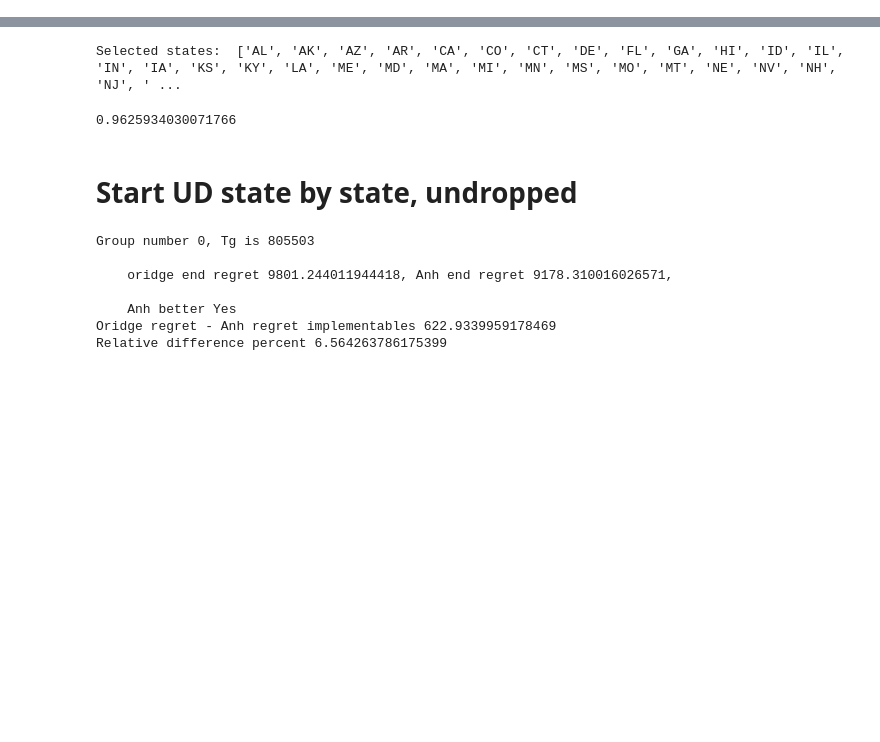
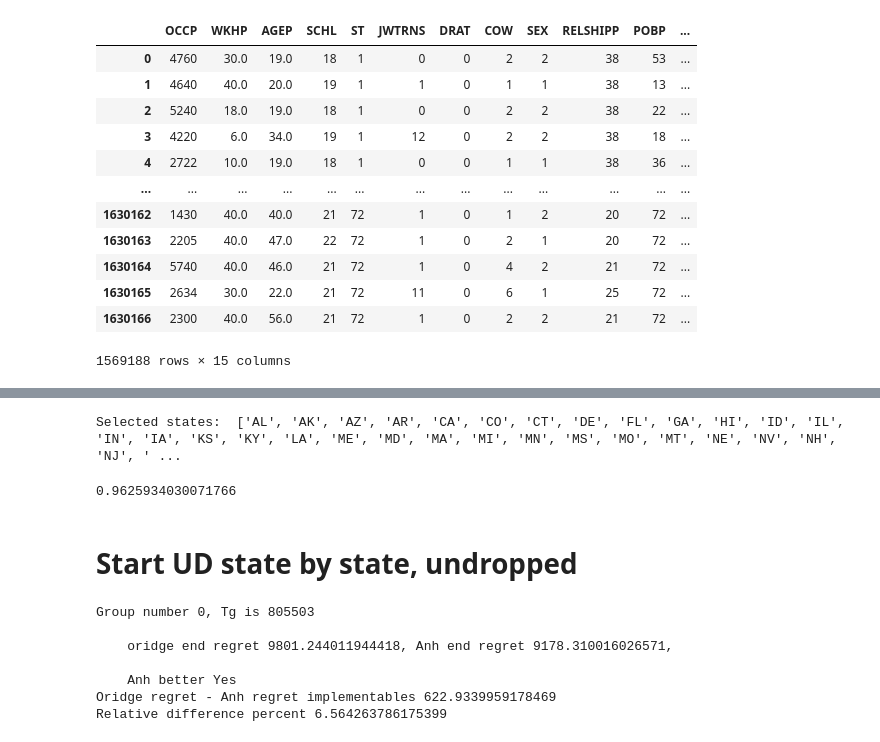
Before and after one commit to krishnacharya/multidecomp, a Jupyter notebook: 2buildmodels_withonehotencoding.ipynb, the cells around one changed output, grey strips where cells are left out. Drawn from its saved outputs; the diff is of its cells as text; code cells hidden in the pictures; blank space fills up the shorter version.

```diff
--- a/2buildmodels_withonehotencoding.ipynb
+++ b/2buildmodels_withonehotencoding.ipynb
@@ -107,0 +124,16 @@ def target_encoder2(df, x_cols, y_col):
+# %%
+data_fil
+# %% [output]
+|  | OCCP | WKHP | AGEP | SCHL | ST | JWTRNS | DRAT | COW | SEX | RELSHIPP | POBP | ... |
+| 0 | 4760 | 30.0 | 19.0 | 18 | 1 | 0 | 0 | 2 | 2 | 38 | 53 | ... |
+| 1 | 4640 | 40.0 | 20.0 | 19 | 1 | 1 | 0 | 1 | 1 | 38 | 13 | ... |
+| 2 | 5240 | 18.0 | 19.0 | 18 | 1 | 0 | 0 | 2 | 2 | 38 | 22 | ... |
+| 3 | 4220 | 6.0 | 34.0 | 19 | 1 | 12 | 0 | 2 | 2 | 38 | 18 | ... |
+| 4 | 2722 | 10.0 | 19.0 | 18 | 1 | 0 | 0 | 1 | 1 | 38 | 36 | ... |
+| ... | ... | ... | ... | ... | ... | ... | ... | ... | ... | ... | ... | ... |
+| 1630162 | 1430 | 40.0 | 40.0 | 21 | 72 | 1 | 0 | 1 | 2 | 20 | 72 | ... |
+| 1630163 | 2205 | 40.0 | 47.0 | 22 | 72 | 1 | 0 | 2 | 1 | 20 | 72 | ... |
+| 1630164 | 5740 | 40.0 | 46.0 | 21 | 72 | 1 | 0 | 4 | 2 | 21 | 72 | ... |
+| 1630165 | 2634 | 30.0 | 22.0 | 21 | 72 | 11 | 0 | 6 | 1 | 25 | 72 | ... |
+| 1630166 | 2300 | 40.0 | 56.0 | 21 | 72 | 1 | 0 | 2 | 2 | 21 | 72 | ... |
+1569188 rows × 15 columns
```
Also changed, not shown: parts of 6 cells of this notebook, 1 other file.
